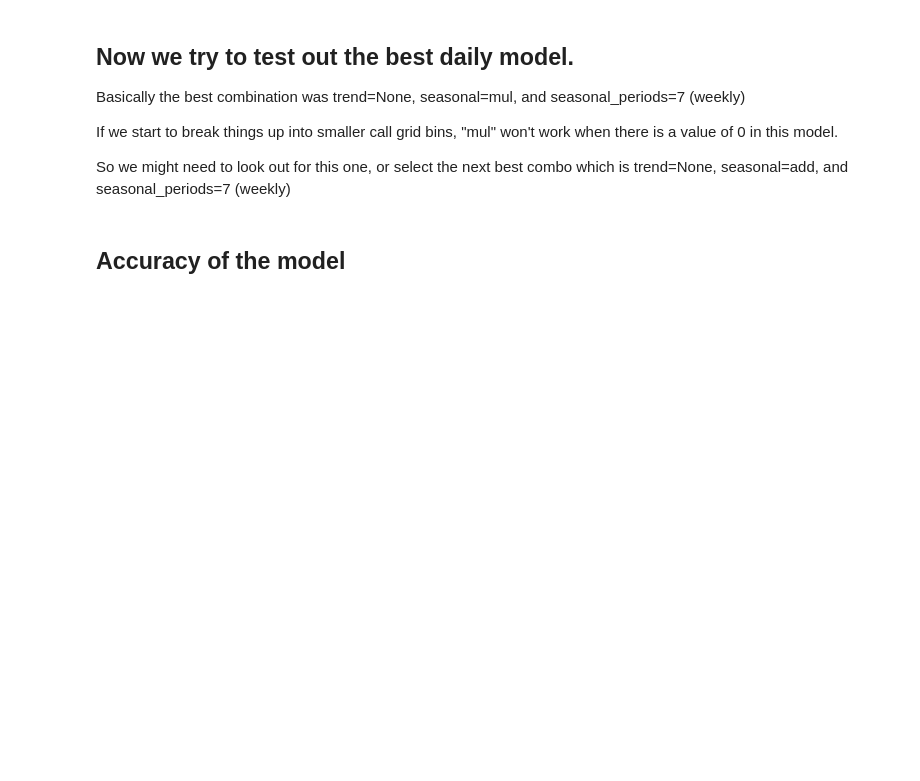
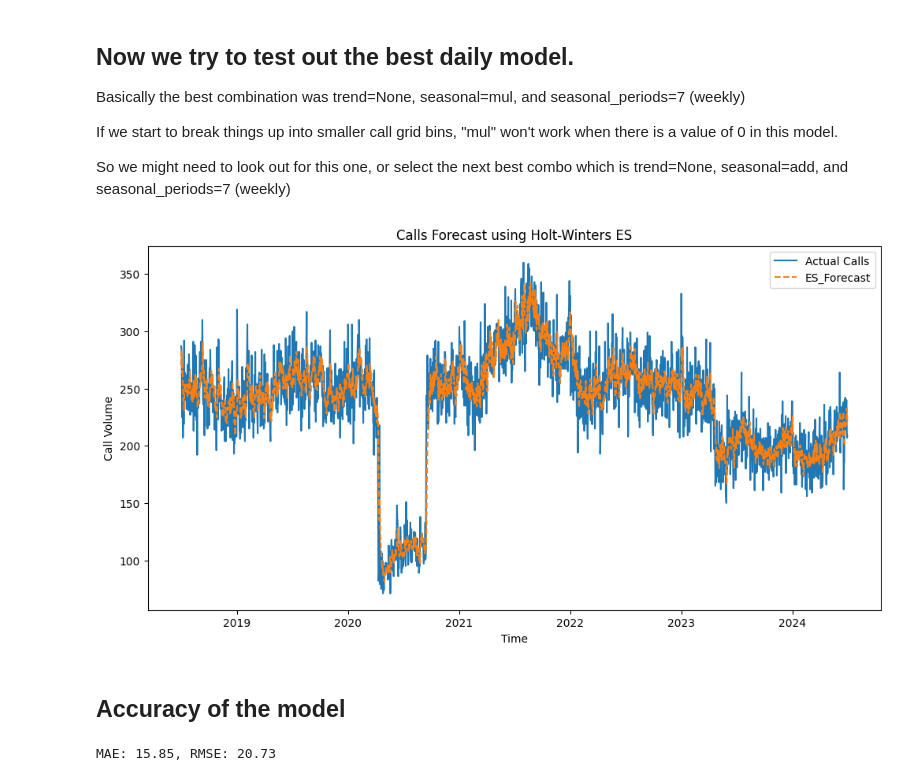
Before and after one commit to evanjliu/cs467-prototyping-tutorials, a Jupyter notebook: progress-report1/testing-algorithms-EL/ES_model.ipynb, the cells around one changed output. Saved outputs shown, nothing was run; the diff lists cells and outputs as text; code cells hidden in the pictures; blank space fills up the shorter version.

```diff
--- a/progress-report1/testing-algorithms-EL/ES_model.ipynb
+++ b/progress-report1/testing-algorithms-EL/ES_model.ipynb
@@ -82,22 +80,31 @@ plt.show()
 # %%
 df_daily = prepare_dataframe(file_path, "d")
 
 # Create model with trend and seasonality and seasonal periods.
 # Update seasonal_periods to 12 for monthly data, 7 for daily, 24 for hourly data.
 hw_model = ExponentialSmoothing(df_daily['call_count'], trend=None, seasonal='mul', seasonal_periods=7)
 hw_fitted = hw_model.fit()
 
 # Add predictions to the dataframe
 df_daily["forecast"] = hw_fitted.fittedvalues
 
 # Plot the actual vs. forecasted values
 plt.figure(figsize=(12,6))
-plt.plot(df_daily.index, df_daily["call_count"], label="Actual 911 Calls")
+plt.plot(df_daily.index, df_daily["call_count"], label="Actual Calls")
 plt.plot(df_daily.index, df_daily["forecast"], label="ES_Forecast", linestyle="dashed")
 plt.legend()
-plt.title("911 Calls Forecast using Holt-Winters Exponential Smoothing")
+plt.title("Calls Forecast using Holt-Winters ES")
 plt.xlabel("Time")
 plt.ylabel("Call Volume")
 plt.show()
+# %% [output]
+[figure, added]
 # %% [markdown]
 <h2>Accuracy of the model</h2>
+# %%
+mae = mean_absolute_error(df_daily["call_count"], df_daily["forecast"])
+rmse = np.sqrt(mean_squared_error(df_daily["call_count"], df_daily["forecast"]))
+
+print(f"MAE: {mae:.2f}, RMSE: {rmse:.2f}")
+# %% [output]
+MAE: 15.85, RMSE: 20.73
```
Also changed, not shown: parts of 4 cells of this notebook, 2 other files.
